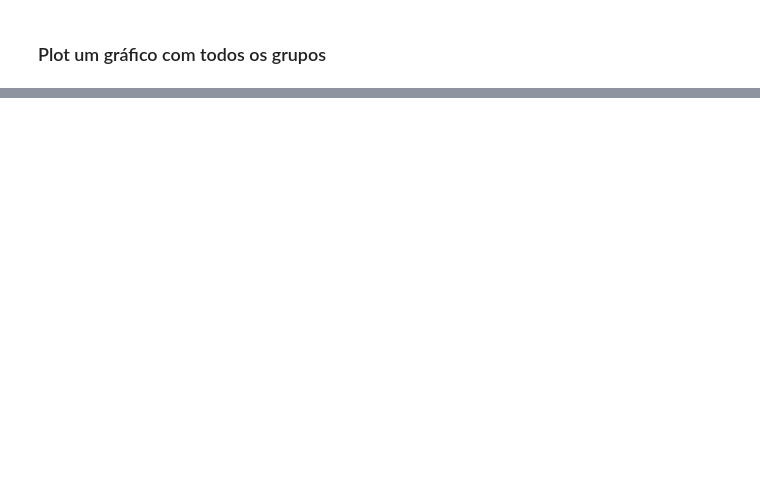
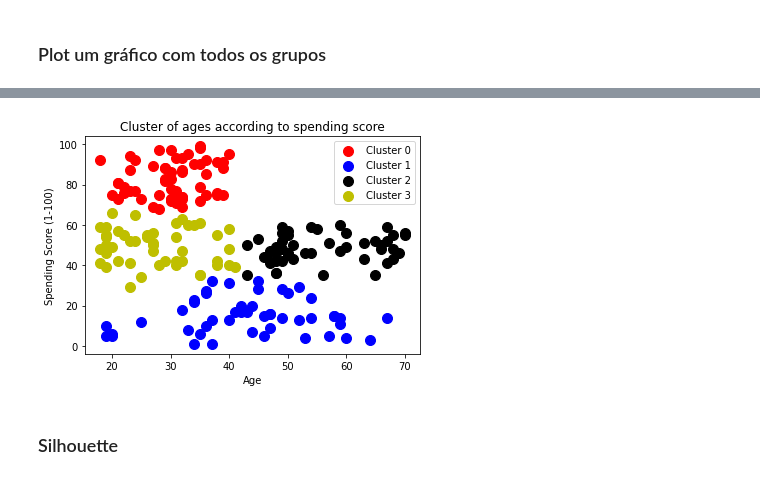
Before and after one commit to williambrunos/Introduction-To-ML, a Jupyter notebook: Class_3/K_means_oficina.ipynb, the cells around one changed output, grey strips where cells are left out. Drawn from its saved outputs; the diff is of its cells as text; code cells hidden in the pictures; blank space fills up the shorter version.

```diff
--- a/Class_3/K_means_oficina.ipynb
+++ b/Class_3/K_means_oficina.ipynb
@@ -129,0 +151,21 @@ plt.show()
+# %%
+model = KMeans(init='k-means++', n_clusters=4)
+y_classes = model.fit_predict(X)
+# %%
+# escreva aqui o código para plotar o gráfico
+k_groups = 4
+colors = ['r', 'b', 'k', 'y', 'g']
+for k in range(k_groups):
+  # cluster points = Células de X onde y_classes == k
+  cluster_points = X[y_classes == k]
+  plt.scatter(cluster_points['Age'], cluster_points['Spending Score (1-100)'], s=100, c=colors[k], label=f'Cluster {k}')
+
+plt.title('Cluster of ages according to spending score')
+plt.xlabel('Age')
+plt.ylabel('Spending Score (1-100)')
+plt.legend()
+plt.show()
+# %% [output]
+[figure, added]
+# %% [markdown]
+### Silhouette
```
Also changed, not shown: parts of 12 cells of this notebook.
